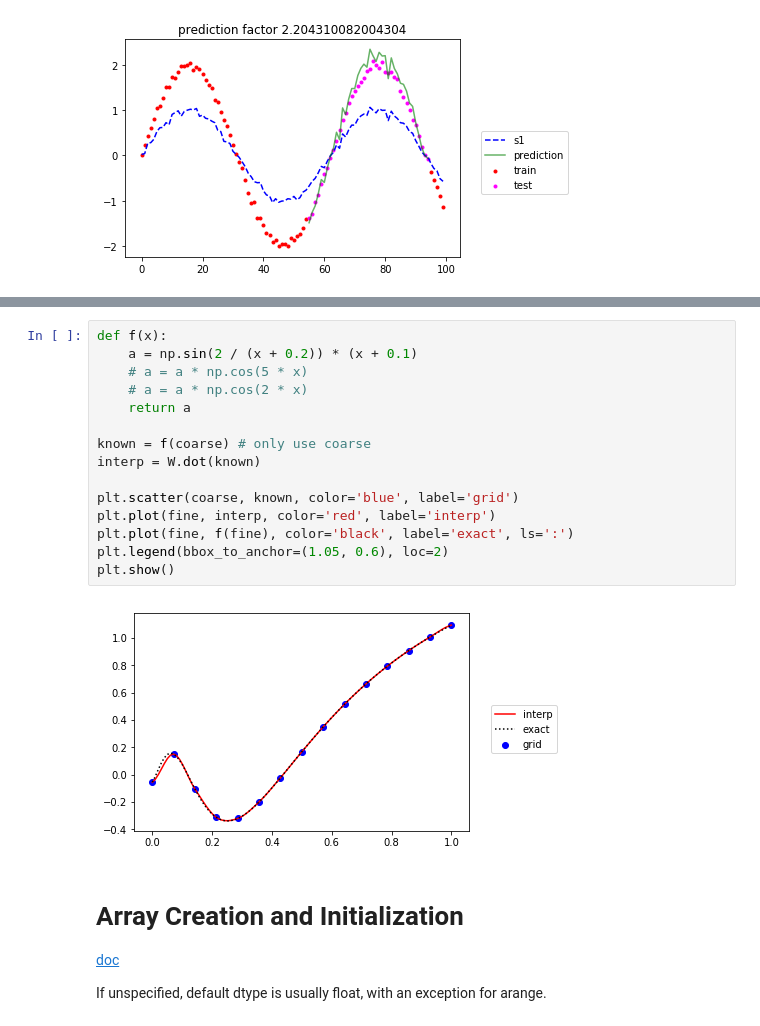
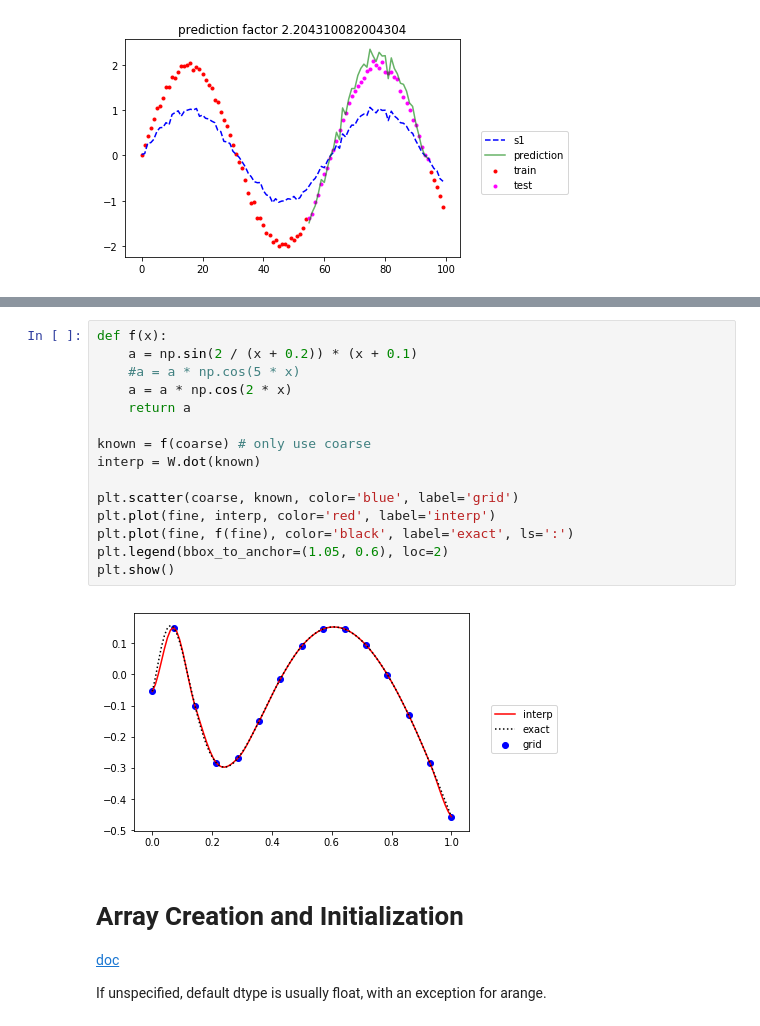
Before and after one commit to vlad17/np-learn, a Jupyter notebook: presentation.ipynb, the cells around one changed output, grey strips where cells are left out. Cells and saved outputs as stored; diff of their text form.

```diff
--- a/presentation.ipynb
+++ b/presentation.ipynb
@@ -916,20 +918,20 @@ W.shape
 # %%
 def f(x):
     a = np.sin(2 / (x + 0.2)) * (x + 0.1)
-    # a = a * np.cos(5 * x)
-    # a = a * np.cos(2 * x)
+    #a = a * np.cos(5 * x)
+    a = a * np.cos(2 * x)
     return a
 
 known = f(coarse) # only use coarse
 interp = W.dot(known)
 
 plt.scatter(coarse, known, color='blue', label='grid')
 plt.plot(fine, interp, color='red', label='interp')
 plt.plot(fine, f(fine), color='black', label='exact', ls=':')
 plt.legend(bbox_to_anchor=(1.05, 0.6), loc=2)
 plt.show()
 # %% [output]
-[figure, old version]
+[figure, new version]
 # %% [markdown]
 # Array Creation and Initialization
 
```
Also changed, not shown: parts of 15 cells of this notebook.
